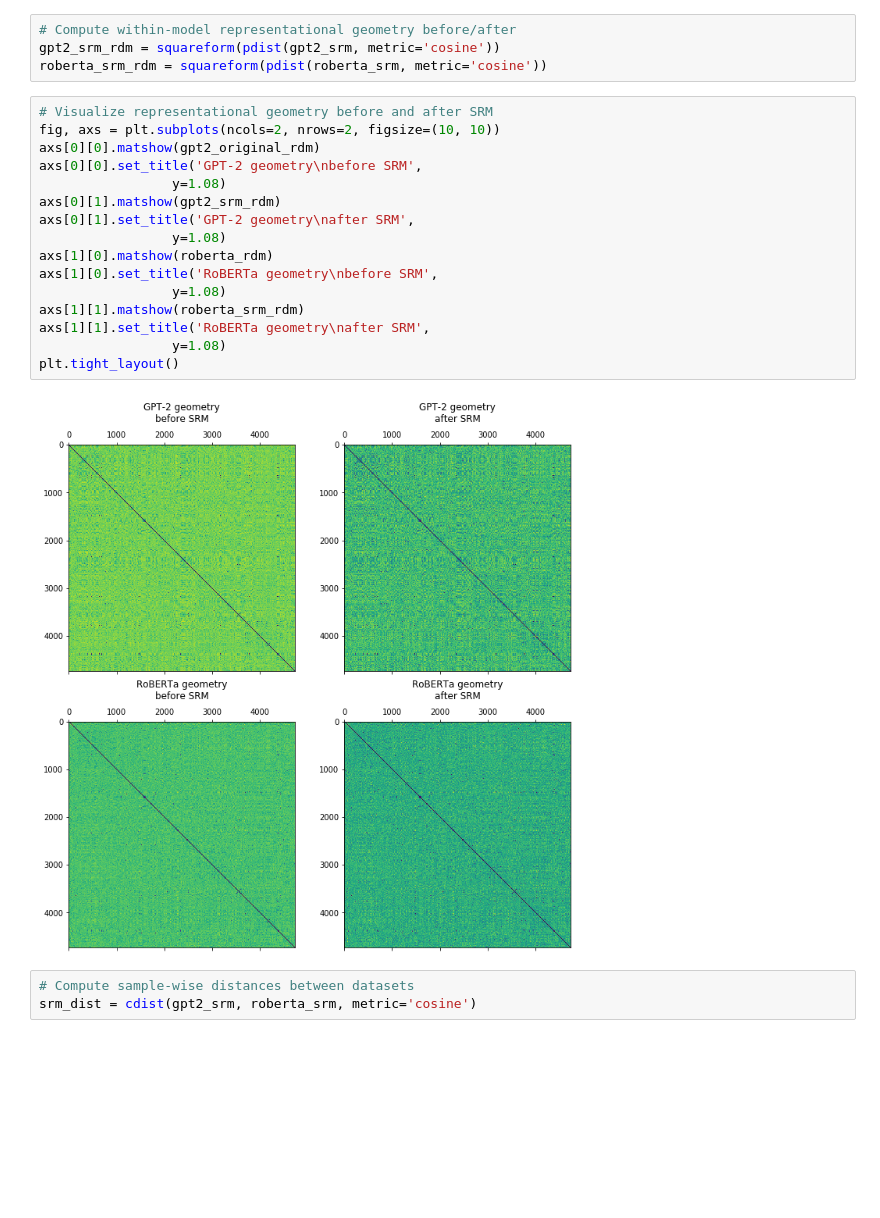
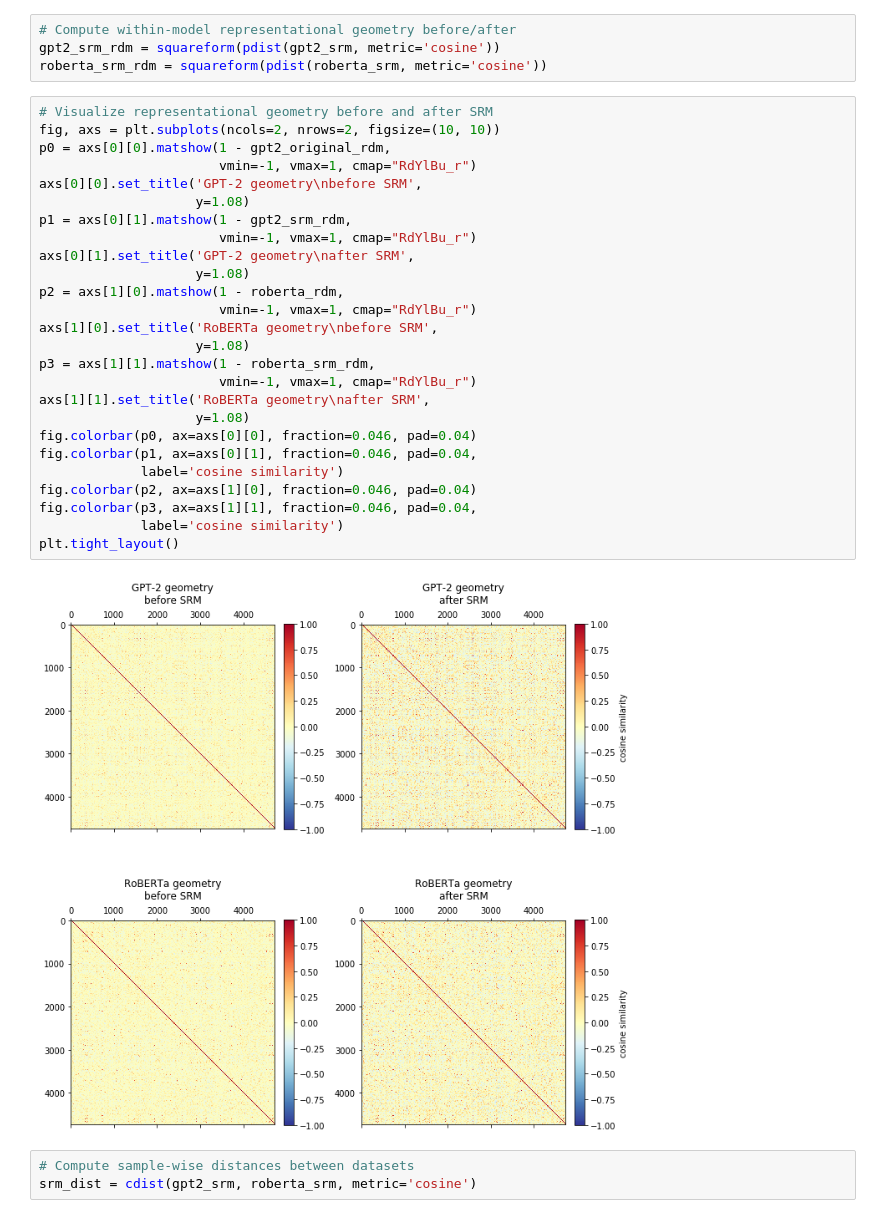
Before and after one commit to snastase/embedding-srm, a Jupyter notebook: embedding_srm.ipynb, the cells around one changed output. Cells and saved outputs as stored; diff of their text form; blank space fills up the shorter version.

```diff
--- a/embedding_srm.ipynb
+++ b/embedding_srm.ipynb
@@ -112,21 +127,31 @@ roberta_srm_rdm = squareform(pdist(roberta_srm, metric='cosine'))
 # %%
 # Visualize representational geometry before and after SRM
 fig, axs = plt.subplots(ncols=2, nrows=2, figsize=(10, 10))
-axs[0][0].matshow(gpt2_original_rdm)
+p0 = axs[0][0].matshow(1 - gpt2_original_rdm,
+                       vmin=-1, vmax=1, cmap="RdYlBu_r")
 axs[0][0].set_title('GPT-2 geometry\nbefore SRM',
-                 y=1.08)
-axs[0][1].matshow(gpt2_srm_rdm)
+                    y=1.08)
+p1 = axs[0][1].matshow(1 - gpt2_srm_rdm,
+                       vmin=-1, vmax=1, cmap="RdYlBu_r")
 axs[0][1].set_title('GPT-2 geometry\nafter SRM',
-                 y=1.08)
-axs[1][0].matshow(roberta_rdm)
+                    y=1.08)
+p2 = axs[1][0].matshow(1 - roberta_rdm,
+                       vmin=-1, vmax=1, cmap="RdYlBu_r")
 axs[1][0].set_title('RoBERTa geometry\nbefore SRM',
-                 y=1.08)
-axs[1][1].matshow(roberta_srm_rdm)
+                    y=1.08)
+p3 = axs[1][1].matshow(1 - roberta_srm_rdm,
+                       vmin=-1, vmax=1, cmap="RdYlBu_r")
 axs[1][1].set_title('RoBERTa geometry\nafter SRM',
-                 y=1.08)
+                    y=1.08)
+fig.colorbar(p0, ax=axs[0][0], fraction=0.046, pad=0.04)
+fig.colorbar(p1, ax=axs[0][1], fraction=0.046, pad=0.04,
+             label='cosine similarity')
+fig.colorbar(p2, ax=axs[1][0], fraction=0.046, pad=0.04)
+fig.colorbar(p3, ax=axs[1][1], fraction=0.046, pad=0.04,
+             label='cosine similarity')
 plt.tight_layout()
 # %% [output]
-[figure, old version]
+[figure, new version]
 # %%
 # Compute sample-wise distances between datasets
 srm_dist = cdist(gpt2_srm, roberta_srm, metric='cosine')
```
Also changed, not shown: parts of 6 cells of this notebook.
